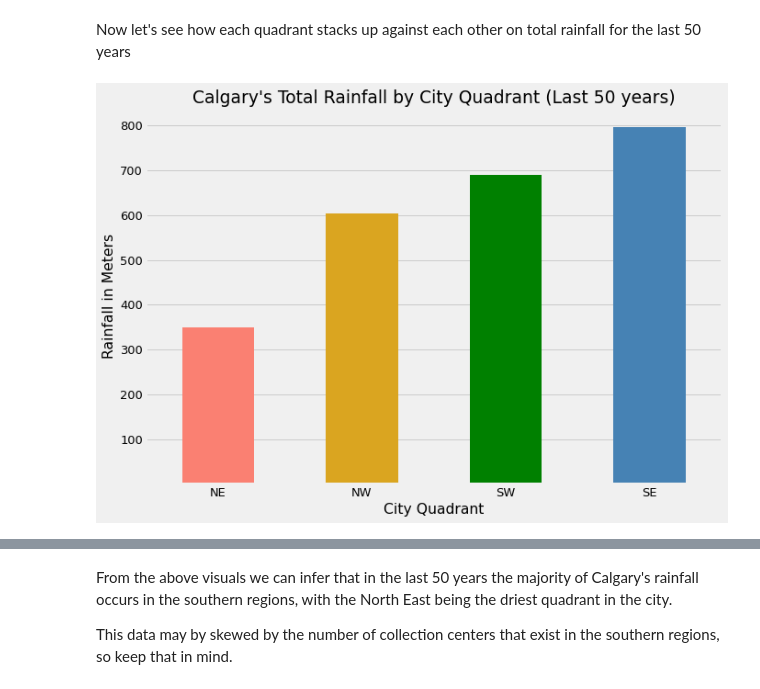
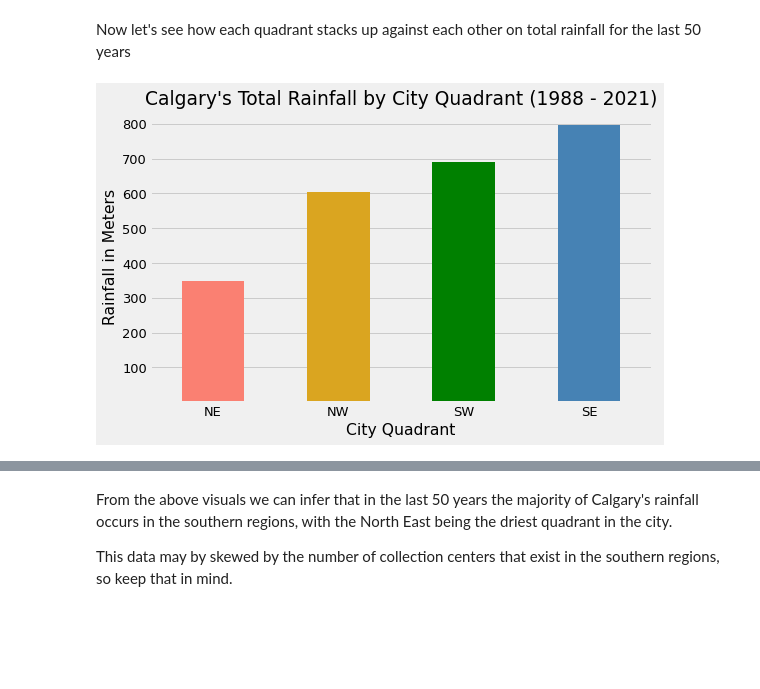
Before and after one commit to mschoenlaub/Calgary_Climate_Analysis, a Jupyter notebook: rain.ipynb, the cells around one changed output, grey strips where cells are left out. Drawn from its saved outputs; the diff is of its cells as text; code cells hidden in the pictures; blank space fills up the shorter version.

```diff
--- a/rain.ipynb
+++ b/rain.ipynb
@@ -97,18 +99,17 @@ df.dropna()
 # %% [markdown]
 Now let's see how each quadrant stacks up against each other on total rainfall for the last 50 years
 # %%
-plt.figure(figsize = (10, 7))
-last_50_years_rainfall = df[(df["YEAR"] > 1971) & (df["YEAR"] < 2022) & (df["ORDINAL_DIRECTION"] != "Other")]
-last_50_years_rainfall.groupby("ORDINAL_DIRECTION")["RAINFALL"].sum().sort_values().plot(
+plt.figure(figsize = (8, 5))
+df[df['ORDINAL_DIRECTION'] != 'Other'].groupby("ORDINAL_DIRECTION")["RAINFALL"].sum().sort_values().plot(
     kind = "bar",
-    title = "Calgary's Total Rainfall by City Quadrant (Last 50 years)",
+    title = "Calgary's Total Rainfall by City Quadrant (1988 - 2021)",
     xlabel = "City Quadrant",
     ylabel = "Rainfall in Meters",
     rot = "0",
-    color = ["salmon", "goldenrod", "green", "steelblue"]
+    color = ["salmon", "goldenrod", "green", "steelblue", 'plum']
 )
 plt.grid(axis = "x")
 plt.yticks([10000, 20000, 30000, 40000, 50000, 60000, 70000, 80000],[100, 200, 300, 400, 500, 600, 700, 800])
 plt.show()
 # %% [output]
-[figure, old version]
+[figure, new version]
```
Also changed, not shown: parts of 7 cells of this notebook.
